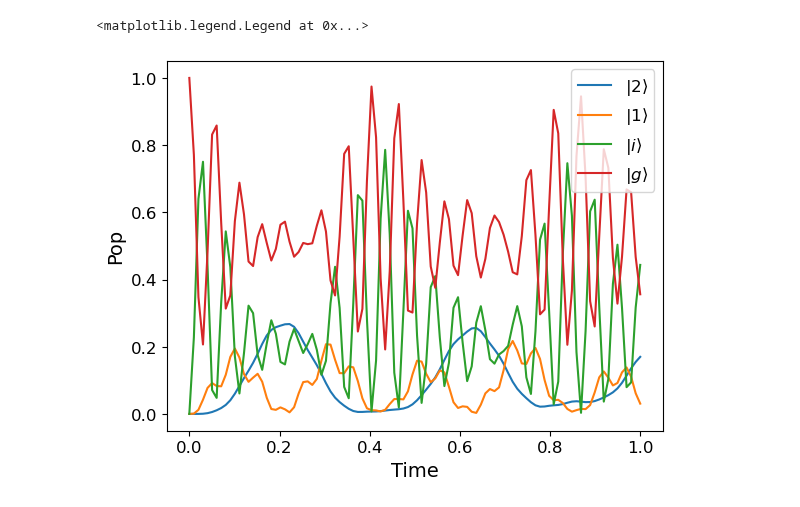
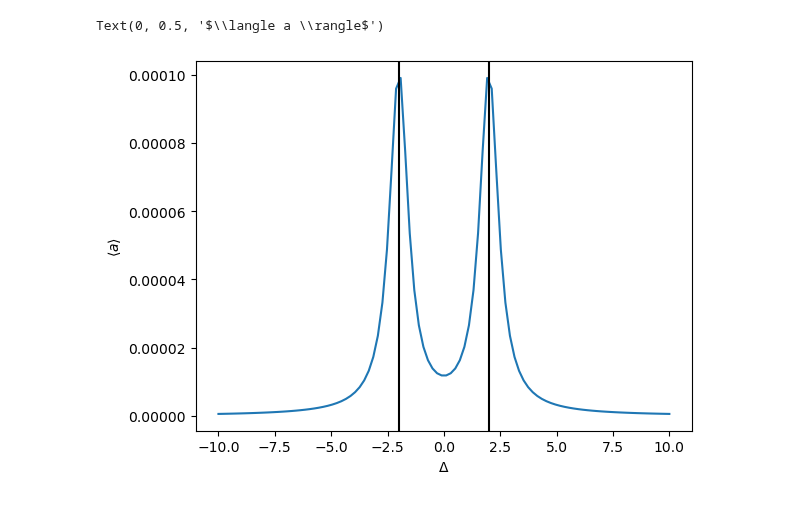
Before and after one commit to jleamer/mode_cooling, a Jupyter notebook: rydberg_calcs/vacuum_rabi_splitting.ipynb, the cells around one changed output. Cells and saved outputs as stored; diff of their text form; code cells hidden in the pictures.

```diff
--- a/rydberg_calcs/vacuum_rabi_splitting.ipynb
+++ b/rydberg_calcs/vacuum_rabi_splitting.ipynb
@@ -146,6 +5,0 @@ gig = 50
-# %%
-# Define Hamiltonian
-H = np.array([[ωc * (m-1) + ω2, g21 * np.sqrt(m), 0, 0],
-              [g21 * np.sqrt(m), ωc * m + ω1, g1i, 0],
-              [0, g1i, ωc * m + ωi, gig],
-              [0, 0, gig, ωc * m + ωg]])
@@ -173,11 +6,36 @@ for i in range(ts.shape[0]):
-# %%
-plt.plot(ts, p2, label='$|2\\rangle$')
-plt.plot(ts, p1, label='$|1\\rangle$')
-plt.plot(ts, pi, label='$|i\\rangle$')
-plt.plot(ts, pg, label='$|g\\rangle$')
-plt.xlabel("Time")
-plt.ylabel("Pop")
-plt.legend()
-# %% [output]
-<matplotlib.legend.Legend at 0x...>
-[figure, removed]
+# %%
+# Let's use 20 levels in the fock state for now
+N = 20
+
+# Define the annihilation operator for the cavity
+a = qu.tensor(qu.qeye(2), qu.destroy(N))
+
+# Define the atomic lowering operator
+σ = qu.tensor(qu.destroy(2), qu.qeye(N))
+
+# Define coherent drive strength and coupling strength
+g = 2
+J = 1
+
+# Define detuning parameters
+Δ = np.linspace(-10, 10, 100)
+# %%
+# Define dissipation operators
+κ = 1
+γ = 1
+c_opt_list = [κ * a, γ * σ]
+# %%
+a_expt_list = []
+for i in range(Δ.shape[0]):
+    H = Δ[i] * a.dag() * a + Δ[i] * σ.dag() * σ + 1j * g * (a.dag() * σ - a * σ.dag()) + 1j * J * (a.dag() - a)
+    rho_ss = qu.steadystate(H, c_opt_list)
+    a_expt_list.append(qu.expect(a, rho_ss))
+# %%
+plt.plot(Δ, a_expt_list)
+plt.axvline(x=-g, color='k')
+plt.axvline(x=g, color='k')
+plt.xlabel("$\\Delta$")
+plt.ylabel("$\\langle a \\rangle$")
+# %% [output]
+Text(0, 0.5, '$\\langle a \\rangle$')
+[figure, added]
```
Also changed, not shown: parts of 31 cells of this notebook.
